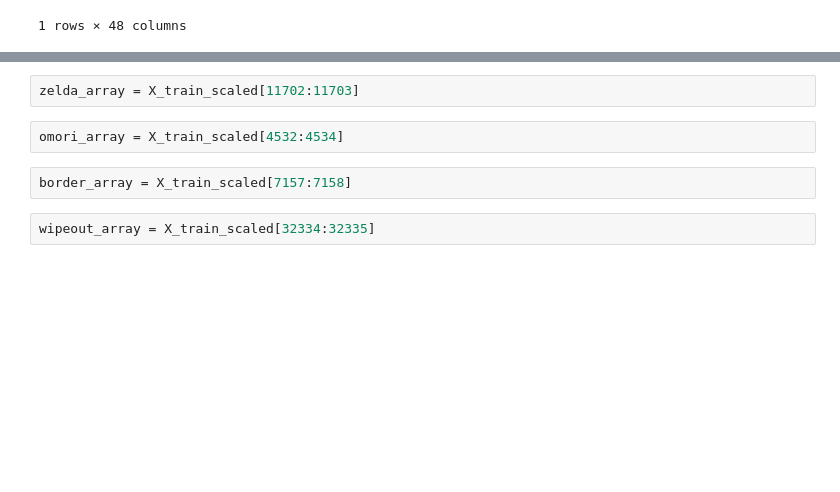
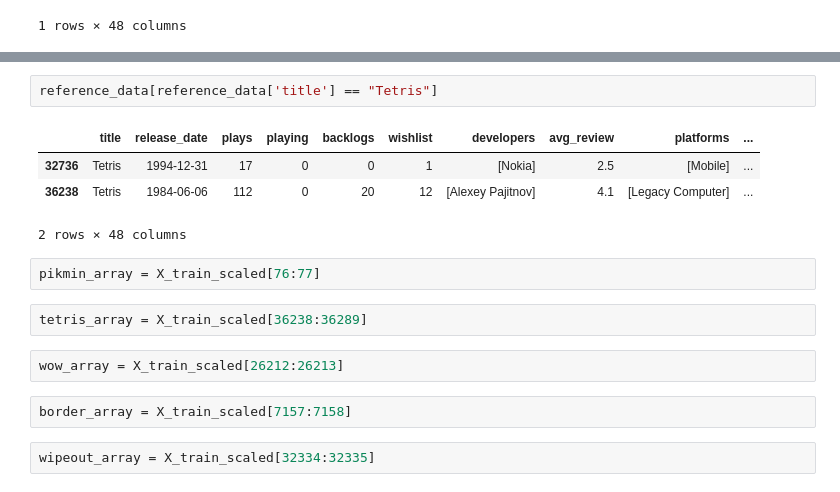
Before and after one commit to Ant-mel/legendary_game_recs, a Jupyter notebook: notebooks/Modelling.ipynb, the cells around one changed output, grey strips where cells are left out. Cells and saved outputs as stored; diff of their text form; blank space fills up the shorter version.

```diff
--- a/notebooks/Modelling.ipynb
+++ b/notebooks/Modelling.ipynb
@@ -192,7 +204,16 @@ reference_data[reference_data['title'] == "Donkey Kong Country"]
+# %%
+reference_data[reference_data['title'] == "Tetris"]
+# %% [output]
+|  | title | release_date | plays | playing | backlogs | wishlist | developers | avg_review | platforms | ... |
+| 32736 | Tetris | 1994-12-31 | 17 | 0 | 0 | 1 | [Nokia] | 2.5 | [Mobile] | ... |
+| 36238 | Tetris | 1984-06-06 | 112 | 0 | 20 | 12 | [Alexey Pajitnov] | 4.1 | [Legacy Computer] | ... |
+2 rows × 48 columns
 # %%
-zelda_array = X_train_scaled[11702:11703]
+pikmin_array = X_train_scaled[76:77]
+# %%
+tetris_array = X_train_scaled[36238:36289]
 # %%
-omori_array = X_train_scaled[4532:4534]
+wow_array = X_train_scaled[26212:26213]
 # %%
 border_array = X_train_scaled[7157:7158]
 # %%
```
Also changed, not shown: parts of 16 cells of this notebook.
